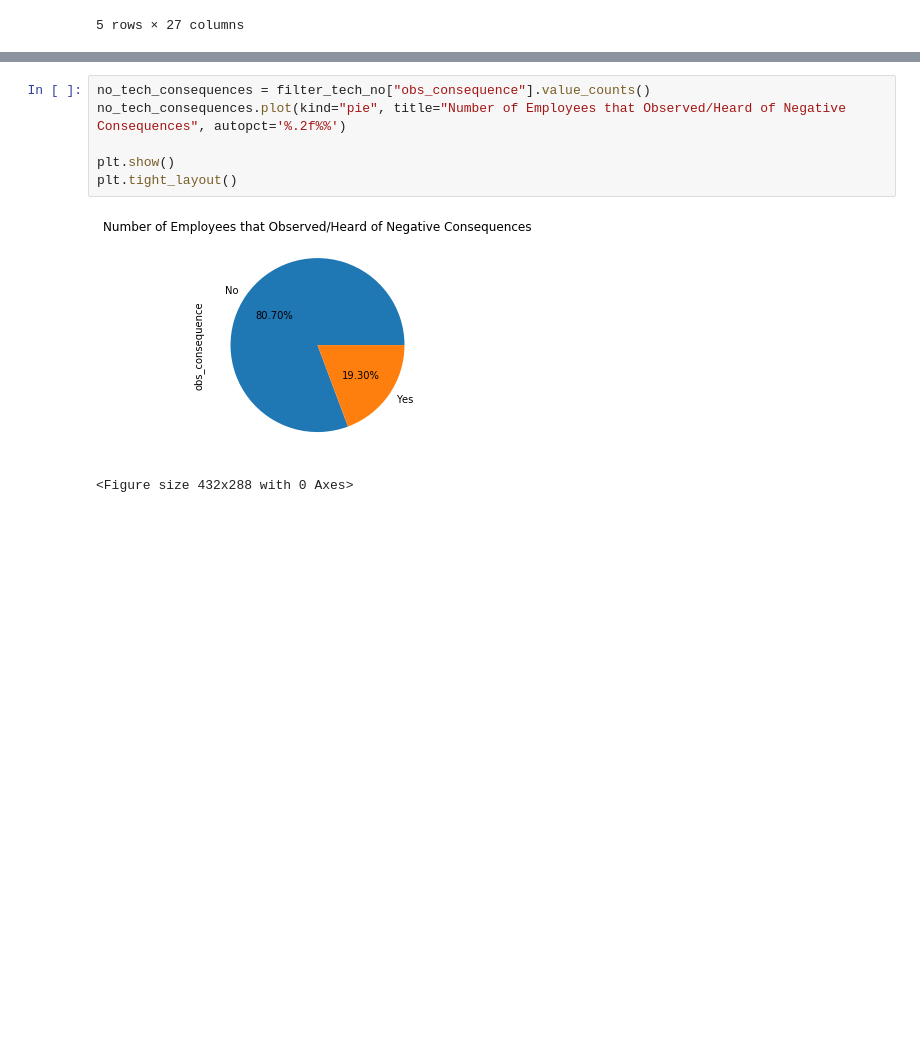
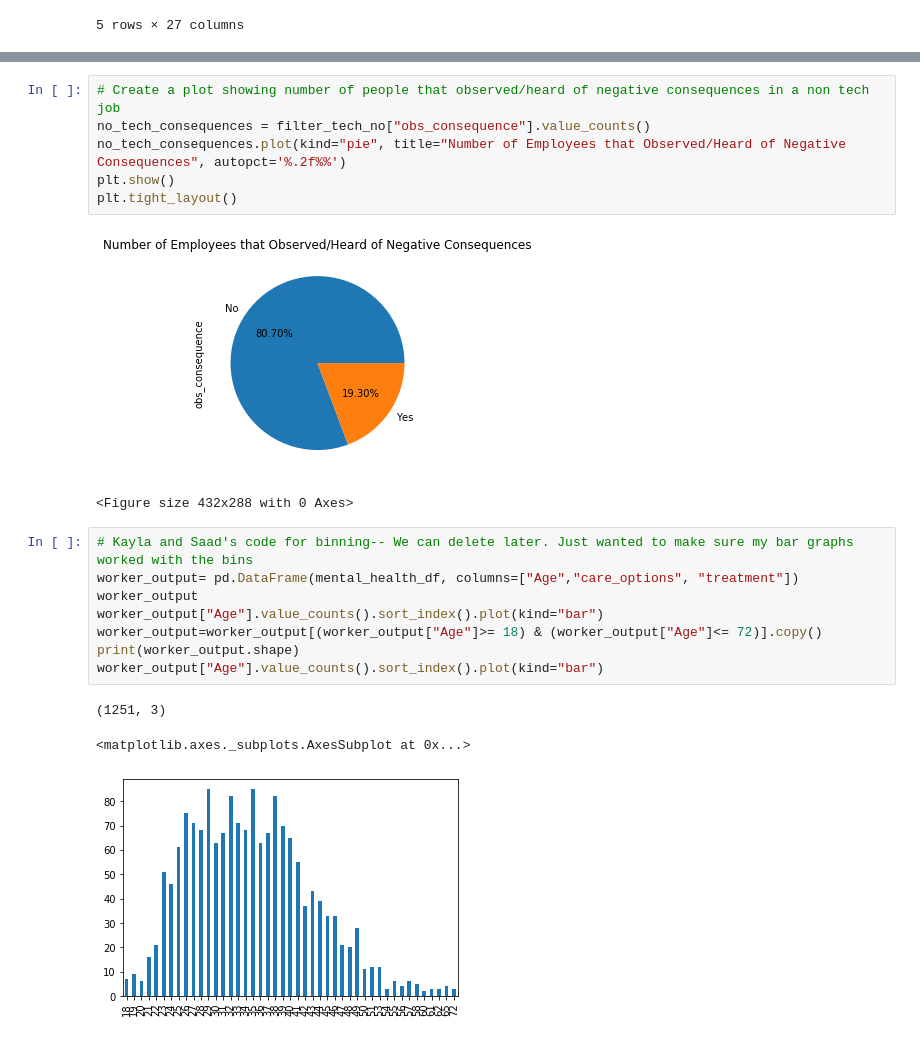
Before and after one commit to baileykayla953/project-one, a Jupyter notebook: mental_health_tech.ipynb, the cells around one changed output, grey strips where cells are left out. Saved outputs shown, nothing was run; the diff lists cells and outputs as text; blank space fills up the shorter version.

Commit message:
chart edits

```diff
--- a/mental_health_tech.ipynb
+++ b/mental_health_tech.ipynb
@@ -95,11 +99,23 @@ plt.tight_layout()
 [figure]
 <Figure size 432x288 with 0 Axes>
 # %%
+# Create a plot showing number of people that observed/heard of negative consequences in a non tech job
 no_tech_consequences = filter_tech_no["obs_consequence"].value_counts()
 no_tech_consequences.plot(kind="pie", title="Number of Employees that Observed/Heard of Negative Consequences", autopct='%.2f%%')
-
 plt.show()
 plt.tight_layout()
 # %% [output]
 [figure]
 <Figure size 432x288 with 0 Axes>
+# %%
+# Kayla and Saad's code for binning-- We can delete later. Just wanted to make sure my bar graphs worked with the bins
+worker_output= pd.DataFrame(mental_health_df, columns=["Age","care_options", "treatment"])
+worker_output
+worker_output["Age"].value_counts().sort_index().plot(kind="bar")
+worker_output=worker_output[(worker_output["Age"]>= 18) & (worker_output["Age"]<= 72)].copy()
+print(worker_output.shape)
+worker_output["Age"].value_counts().sort_index().plot(kind="bar")
+# %% [output]
+(1251, 3)
+<matplotlib.axes._subplots.AxesSubplot at 0x...>
+[figure, added]
```
Also changed, not shown: parts of 13 cells of this notebook.
